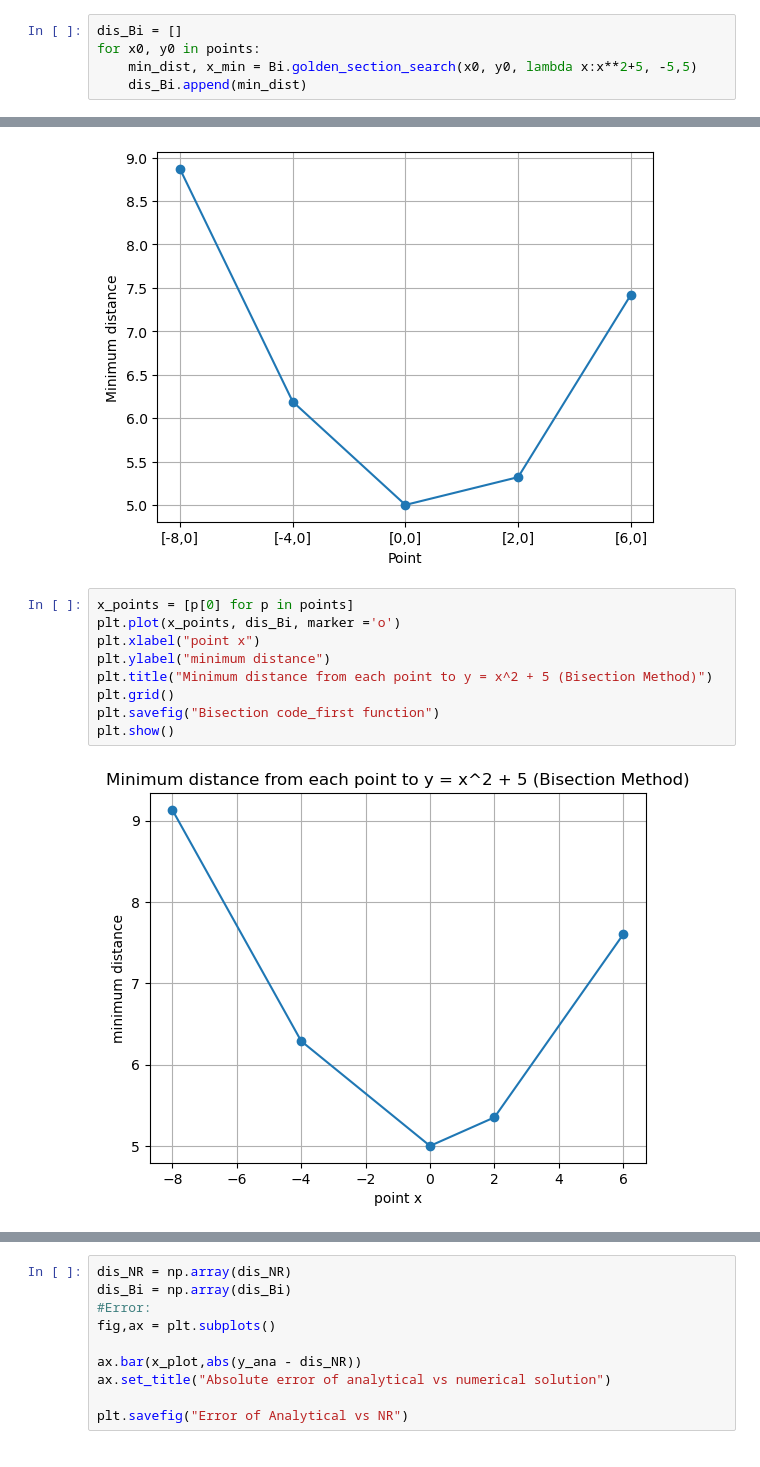
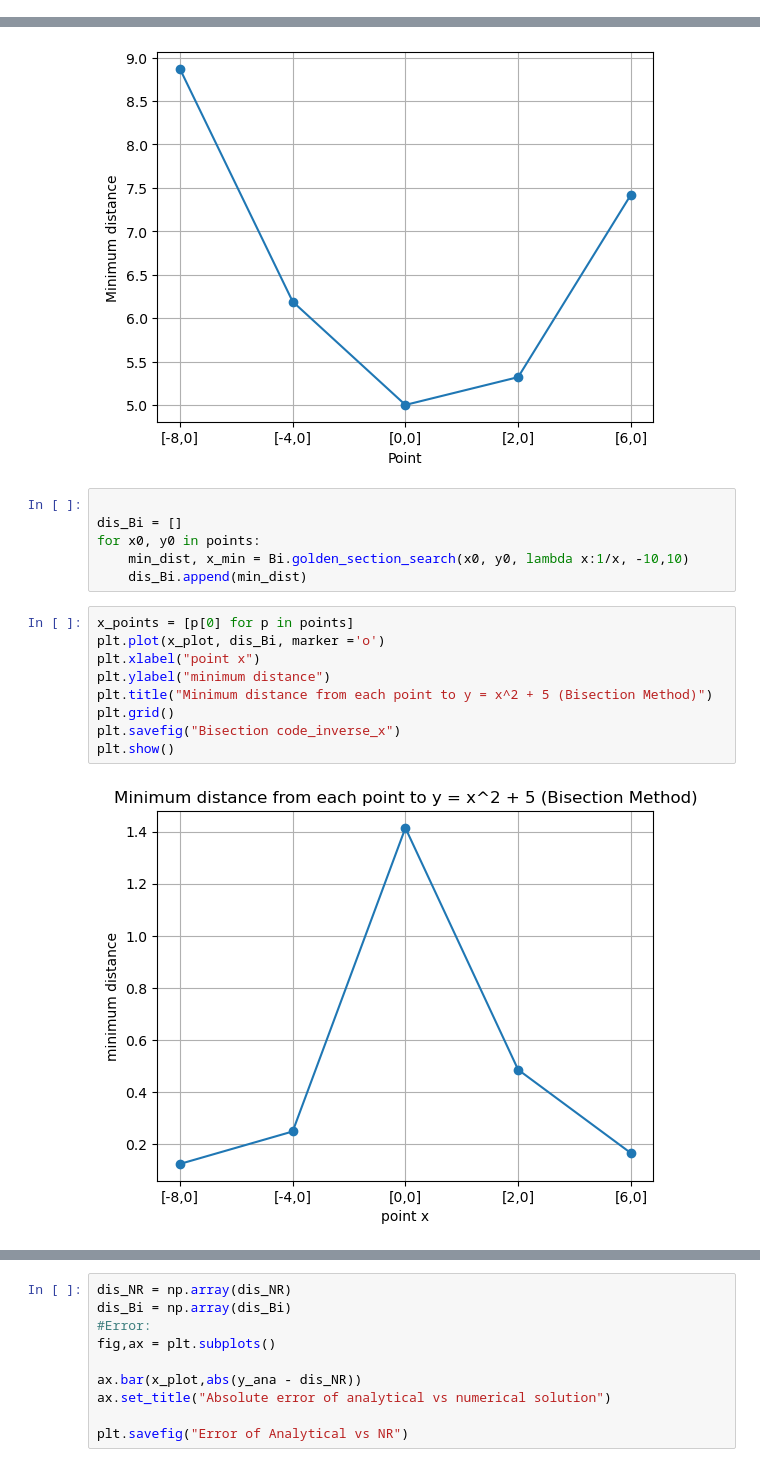
Before and after one commit to EthanAB99/EthanAB99.github.io, a Jupyter notebook: assignment1.ipynb, the cells around one changed output, grey strips where cells are left out. Saved outputs shown, nothing was run; the diff lists cells and outputs as text.

```diff
--- a/assignment1.ipynb
+++ b/assignment1.ipynb
@@ -31,11 +32,6 @@ plt.savefig("sampling_fixed.png")
 plt.show()
 # %% [output]
 [figure]
-# %%
-dis_Bi = []
-for x0, y0 in points:
-    min_dist, x_min = Bi.golden_section_search(x0, y0, lambda x:x**2+5, -5,5)
-    dis_Bi.append(min_dist)
 # %%
 #Analytical:
 x_plot = ["[-8,0]", "[-4,0]", "[0,0]", "[2,0]", "[6,0]"]
@@ -51,16 +47,22 @@ plt.savefig("analytical")
 plt.show()
 # %% [output]
 [figure]
+# %%
+
+dis_Bi = []
+for x0, y0 in points:
+    min_dist, x_min = Bi.golden_section_search(x0, y0, lambda x:1/x, -10,10)
+    dis_Bi.append(min_dist)
 # %%
 x_points = [p[0] for p in points]
-plt.plot(x_points, dis_Bi, marker ='o')
+plt.plot(x_plot, dis_Bi, marker ='o')
 plt.xlabel("point x")
 plt.ylabel("minimum distance")
 plt.title("Minimum distance from each point to y = x^2 + 5 (Bisection Method)")
 plt.grid()
-plt.savefig("Bisection code_first function")
+plt.savefig("Bisection code_inverse_x")
 plt.show()
 # %% [output]
-[figure, old version]
+[figure, new version]
 # %%
 dis_NR = []
```
Also changed, not shown: parts of 4 cells of this notebook, 27 other files.
